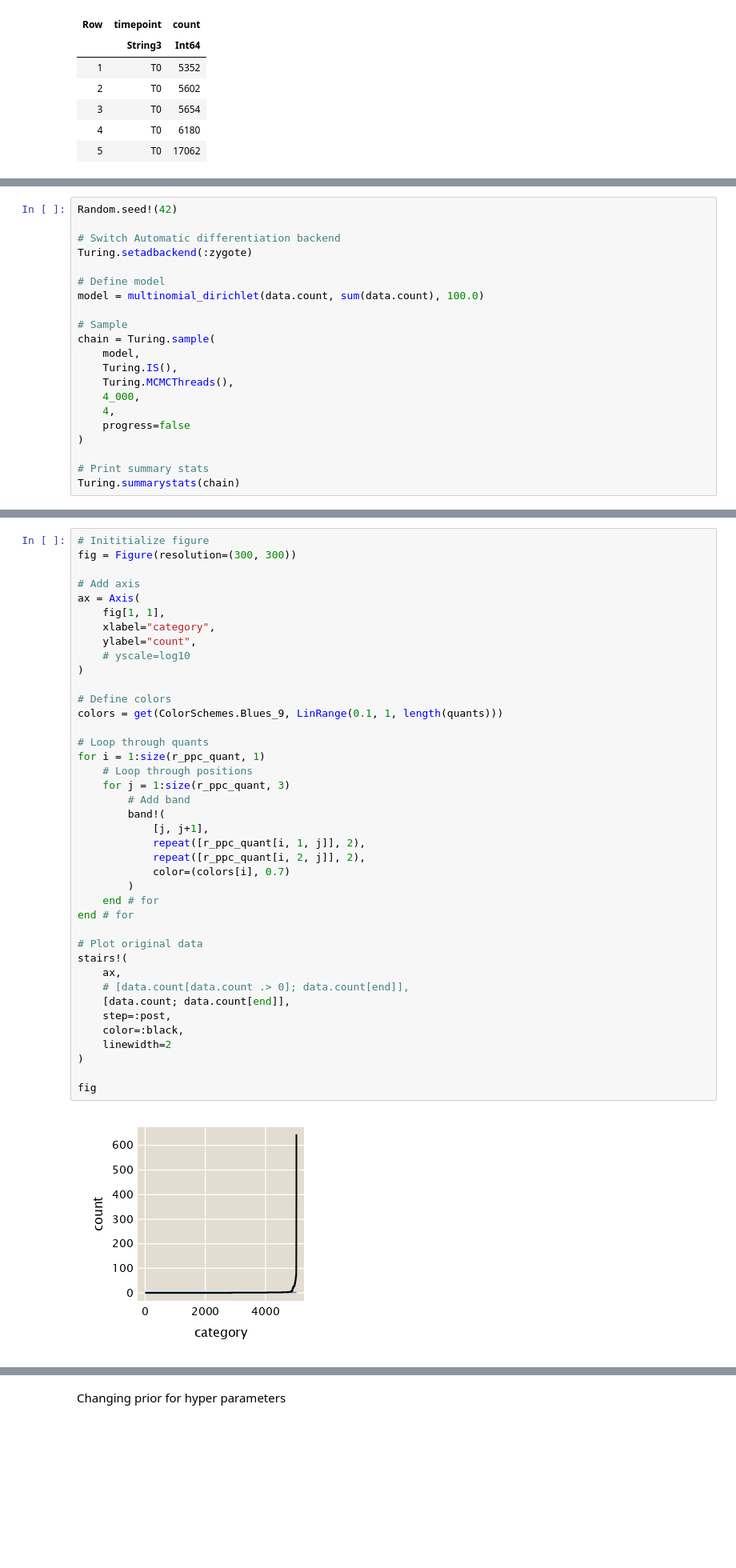
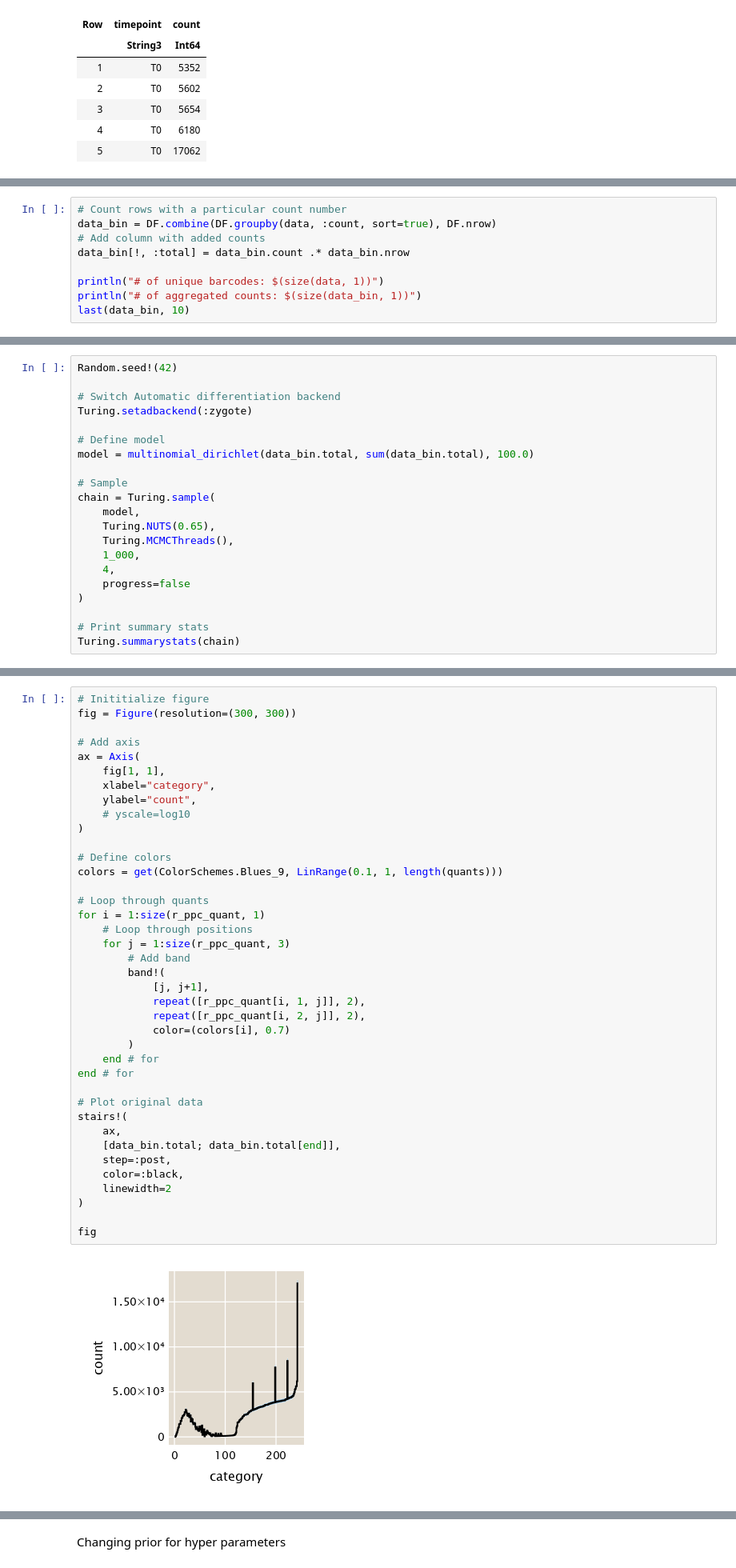
Before and after one commit to mrazomej/bayesian_fitness, a Jupyter notebook: code/exploratory/bayesian_multinomial_dirichlet.ipynb, the cells around one changed output, grey strips where cells are left out. Shown at 80% size. Cells and saved outputs as stored; diff of their text form; blank space fills up the shorter version.

```diff
--- a/code/exploratory/bayesian_multinomial_dirichlet.ipynb
+++ b/code/exploratory/bayesian_multinomial_dirichlet.ipynb
@@ -292,0 +348,9 @@ inference.
+# %%
+# Count rows with a particular count number
+data_bin = DF.combine(DF.groupby(data, :count, sort=true), DF.nrow)
+# Add column with added counts
+data_bin[!, :total] = data_bin.count .* data_bin.nrow
+
+println("# of unique barcodes: $(size(data, 1))")
+println("# of aggregated counts: $(size(data_bin, 1))")
+last(data_bin, 10)
@@ -297,14 +381,14 @@ Random.seed!(42)
 Turing.setadbackend(:zygote)
 
 # Define model
-model = multinomial_dirichlet(data.count, sum(data.count), 100.0)
+model = multinomial_dirichlet(data_bin.total, sum(data_bin.total), 100.0)
 
 # Sample
 chain = Turing.sample(
     model,
-    Turing.IS(),
+    Turing.NUTS(0.65),
     Turing.MCMCThreads(),
-    4_000,
+    1_000,
     4,
     progress=false
 )
@@ -383,36 +484,35 @@ ax = Axis(
     # yscale=log10
 )
 
 # Define colors
 colors = get(ColorSchemes.Blues_9, LinRange(0.1, 1, length(quants)))
 
 # Loop through quants
 for i = 1:size(r_ppc_quant, 1)
     # Loop through positions
     for j = 1:size(r_ppc_quant, 3)
         # Add band
         band!(
             [j, j+1],
             repeat([r_ppc_quant[i, 1, j]], 2),
             repeat([r_ppc_quant[i, 2, j]], 2),
             color=(colors[i], 0.7)
         )
     end # for
 end # for
 
 # Plot original data
 stairs!(
     ax,
-    # [data.count[data.count .> 0]; data.count[end]],
-    [data.count; data.count[end]],
+    [data_bin.total; data_bin.total[end]],
     step=:post,
     color=:black,
     linewidth=2
 )
 
 fig
 # %% [output]
-[figure, old version]
+[figure, new version]
 # %% [markdown]
 ## Testing different priors
 # %% [markdown]
```
Also changed, not shown: parts of 11 cells of this notebook.
